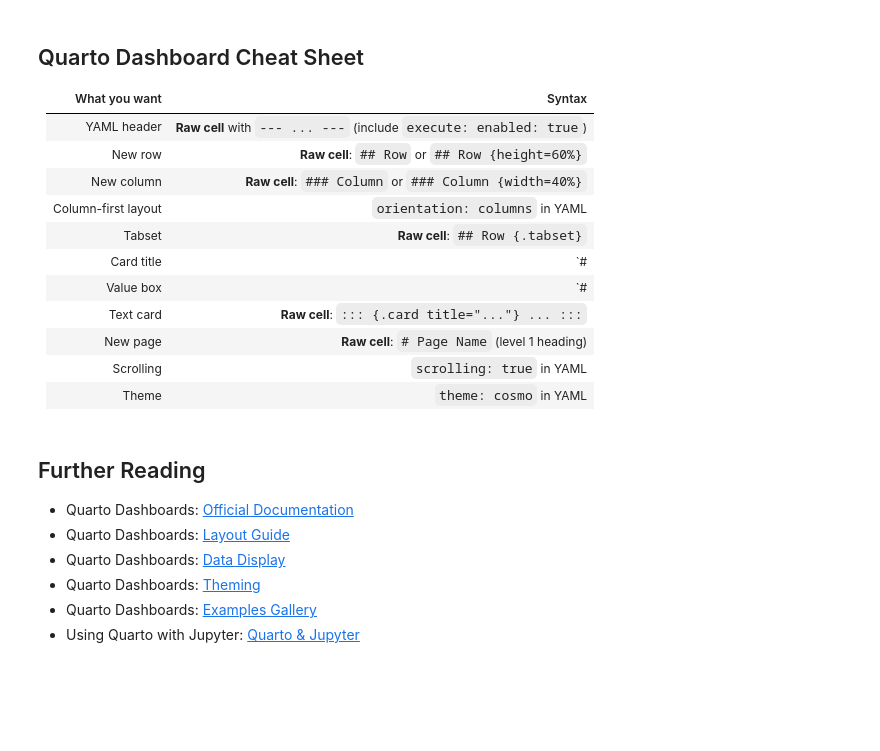
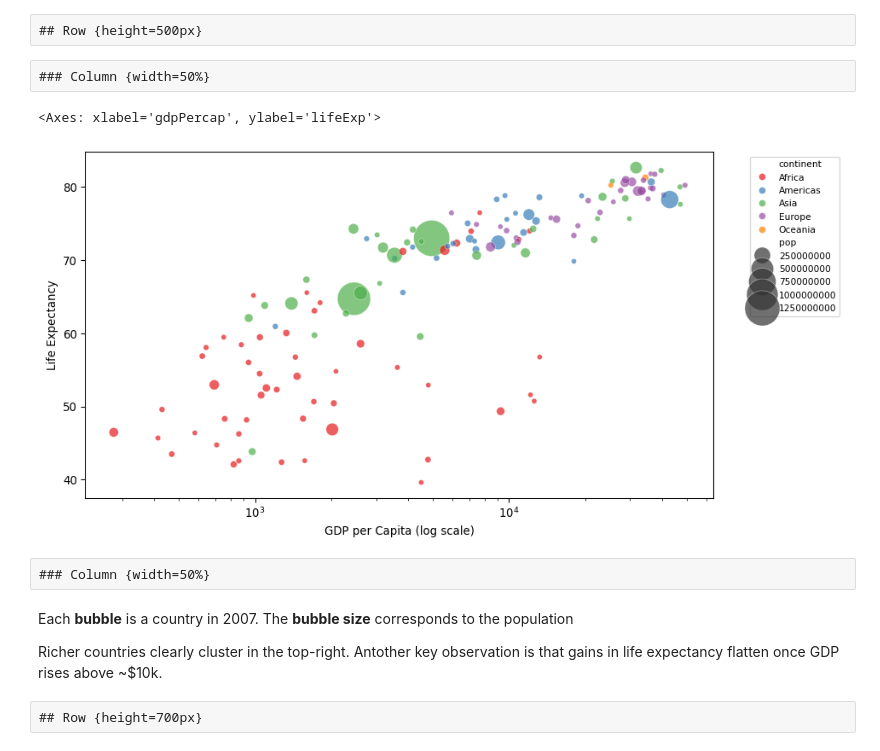
Before and after one commit to HESSO-DLS/quarto-demo-dashboard, a Jupyter notebook: dashboard.ipynb, the cells around one changed output. Cells and saved outputs as stored; diff of their text form; code cells hidden in the pictures; blank space fills up the shorter version.

Commit message:
update dashboard

```diff
--- a/dashboard.ipynb
+++ b/dashboard.ipynb
@@ -239,0 +19,25 @@ Then add three Code cells with `#| content: valuebox`:
+# %%
+import seaborn as sns
+import matplotlib.pyplot as plt
+import pandas as pd
+from gapminder import gapminder
+from IPython.display import HTML, display
+import plotly.express as px
+import plotly.io as pio
+
+# Emit only the plotly mimetype — Quarto will render it with its own
+# Plotly.js bundle and avoid the RequireJS "Mismatched anonymous define" clash
+pio.renderers.default = "iframe"
+
+df = gapminder.copy()
+df_latest = df[df["year"] == df["year"].max()]
+
+# Consistent colors for continents across all plots
+continent_palette = {
+    "Africa":   "#e41a1c",
+    "Americas": "#377eb8",
+    "Asia":     "#4daf4a",
+    "Europe":   "#984ea3",
+    "Oceania":  "#ff7f00",
+}
+continent_order = list(continent_palette.keys())
@@ -338,25 +70,30 @@ quarto render my-dashboard.ipynb
-# %% [markdown]
-## Quarto Dashboard Cheat Sheet
-
-| What you want | Syntax |
-|---------------|--------|
-| YAML header | **Raw cell** with `--- ... ---` (include `execute: enabled: true`) |
-| New row | **Raw cell**: `## Row` or `## Row {height=60%}` |
-| New column | **Raw cell**: `### Column` or `### Column {width=40%}` |
-| Column-first layout | `orientation: columns` in YAML |
-| Tabset | **Raw cell**: `## Row {.tabset}` |
-| Card title | `#| title: My Title` in code cell |
-| Value box | `#| content: valuebox` in code cell |
-| Text card | **Raw cell**: `::: {.card title="..."} ... :::` |
-| New page | **Raw cell**: `# Page Name` (level 1 heading) |
-| Scrolling | `scrolling: true` in YAML |
-| Theme | `theme: cosmo` in YAML |
-# %% [markdown]
-## Further Reading
-
-- Quarto Dashboards: [Official Documentation](https://quarto.org/docs/dashboards/)
-- Quarto Dashboards: [Layout Guide](https://quarto.org/docs/dashboards/layout.html)
-- Quarto Dashboards: [Data Display](https://quarto.org/docs/dashboards/data-display.html)
-- Quarto Dashboards: [Theming](https://quarto.org/docs/dashboards/theming.html)
-- Quarto Dashboards: [Examples Gallery](https://quarto.org/docs/gallery/#dashboards)
-- Using Quarto with Jupyter: [Quarto & Jupyter](https://quarto.org/docs/tools/jupyter-lab.html)
+# %% [raw]
+## Row {height=500px}
+# %% [raw]
+### Column {width=50%}
+# %%
+#| title: GDP and Life Expectancy (2007)
+fig, ax = plt.subplots(figsize=(10, 5))
+sns.scatterplot(
+    data=df_latest, x="gdpPercap", y="lifeExp",
+    hue="continent", hue_order=continent_order, palette=continent_palette,
+    size="pop", sizes=(20, 1000), alpha=0.7, ax=ax
+)
+ax.set_xscale("log")
+_ = ax.set_xlabel("GDP per Capita (log scale)")
+_ = ax.set_ylabel("Life Expectancy")
+_ = ax.legend(bbox_to_anchor=(1.05, 1), loc="upper left", fontsize=8)
+plt.tight_layout()
+plt.show()
+# %% [output]
+<Axes: xlabel='gdpPercap', ylabel='lifeExp'>
+[figure, added]
+# %% [raw]
+### Column {width=50%}
+# %% [markdown]
+
+Each **bubble** is a country in 2007. The **bubble size** corresponds to the population
+
+Richer countries clearly cluster in the top-right. Antother key observation is that gains in life expectancy flatten once GDP rises above ~$10k.
+# %% [raw]
+## Row {height=700px}
```
Also changed, not shown: parts of 43 cells of this notebook.
